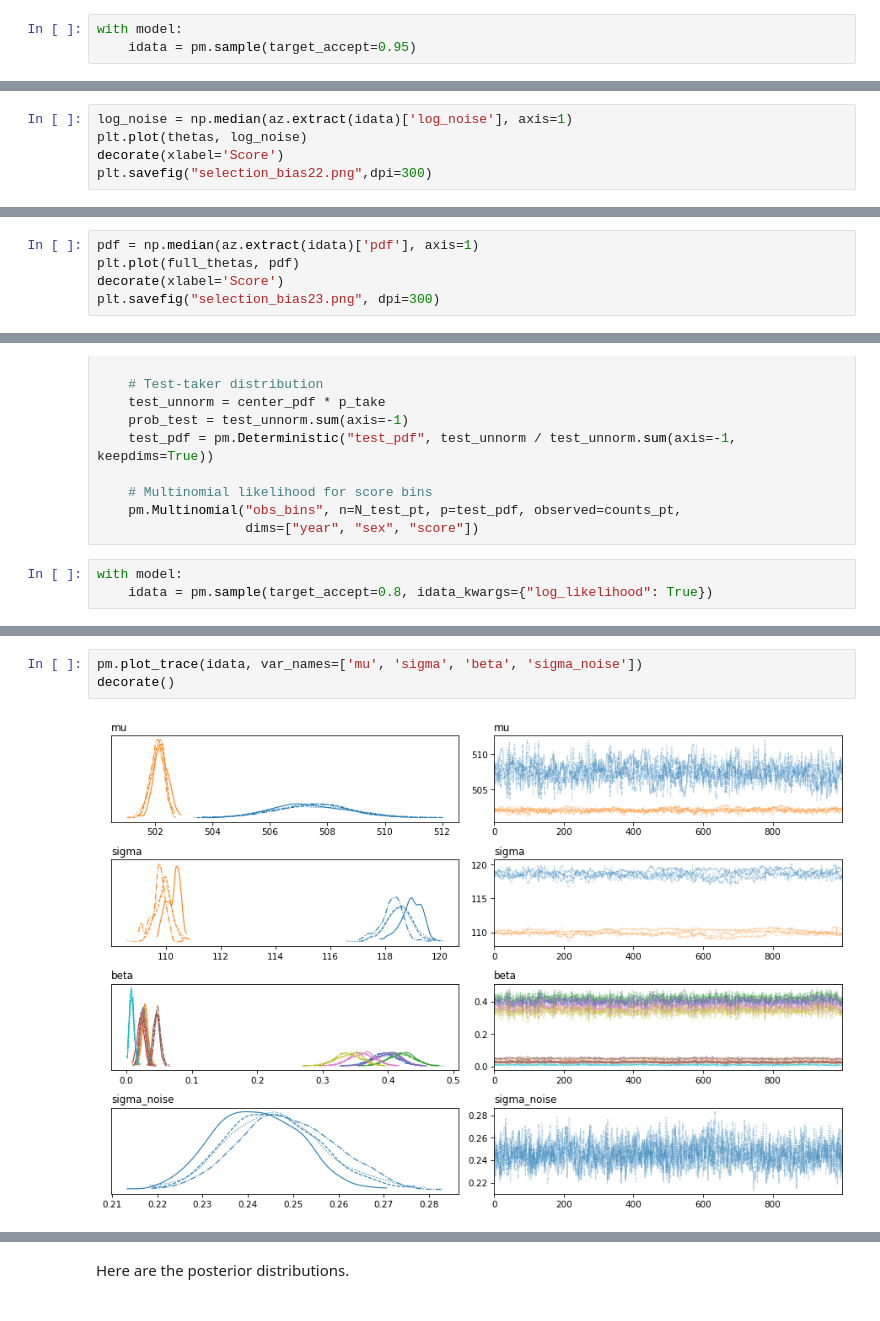
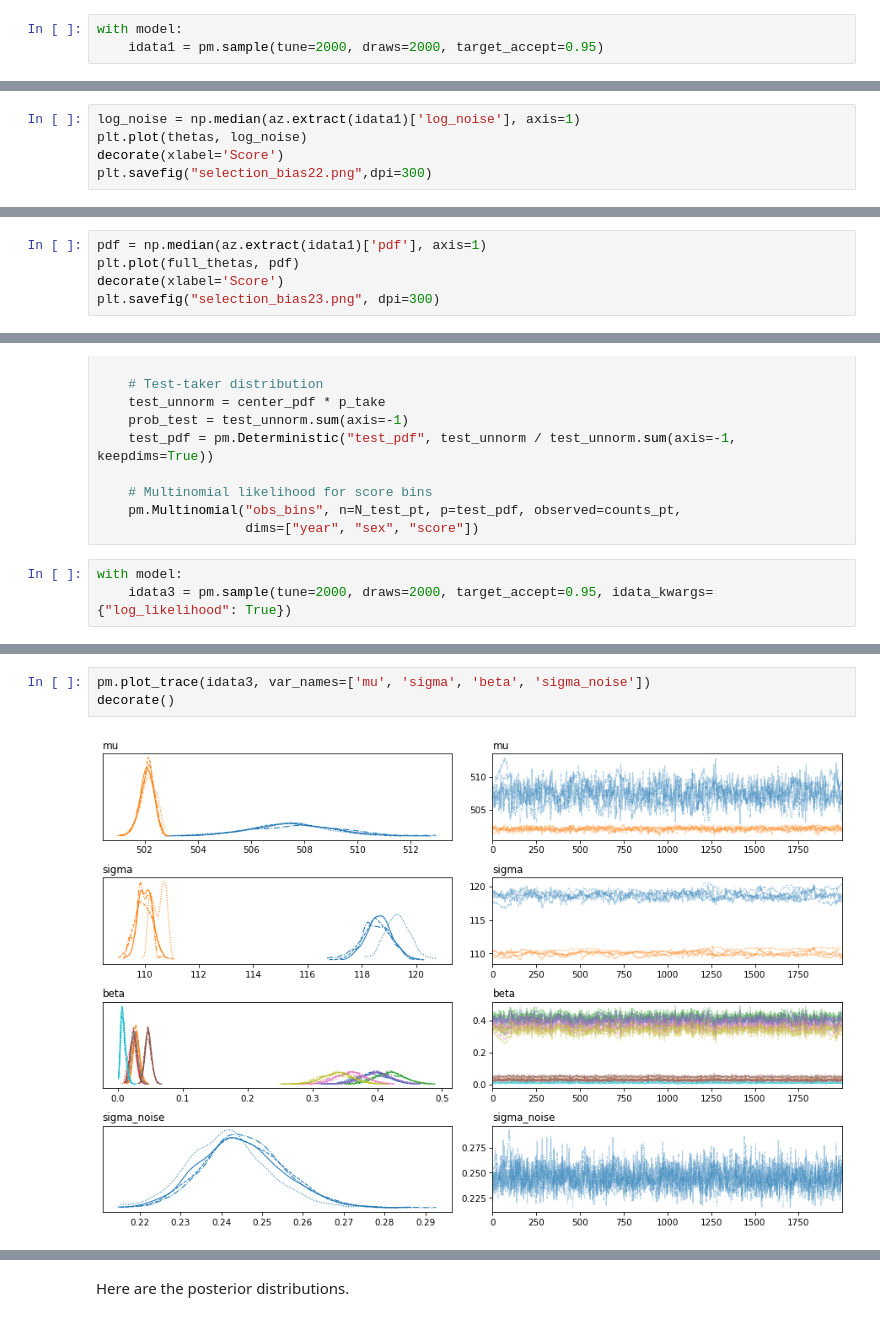
Before and after one commit to AllenDowney/SelectionSAT, a Jupyter notebook: selection_bias3.ipynb, the cells around one changed output, grey strips where cells are left out. Cells and saved outputs as stored; diff of their text form.

```diff
--- a/selection_bias3.ipynb
+++ b/selection_bias3.ipynb
@@ -481,7 +508,7 @@ az.plot_posterior(prior, group='prior', var_names=['beta']);
 And here's how we fit the model.
 # %%
 with model:
-    idata = pm.sample(target_accept=0.95)
+    idata1 = pm.sample(tune=2000, draws=2000, target_accept=0.95)
 # %% [output]
 Initializing NUTS using jitter+adapt_diag...
 Multiprocess sampling (4 chains in 4 jobs)
@@ -527,14 +552,14 @@ az.plot_forest(idata, var_names='log_noise', combined=True);
 # %% [output]
 [figure]
 # %%
-log_noise = np.median(az.extract(idata)['log_noise'], axis=1)
+log_noise = np.median(az.extract(idata1)['log_noise'], axis=1)
 plt.plot(thetas, log_noise)
 decorate(xlabel='Score')
 plt.savefig("selection_bias22.png",dpi=300)
 # %% [output]
 [figure]
 # %%
-pdf = np.median(az.extract(idata)['pdf'], axis=1)
+pdf = np.median(az.extract(idata1)['pdf'], axis=1)
 plt.plot(full_thetas, pdf)
 decorate(xlabel='Score')
 plt.savefig("selection_bias23.png", dpi=300)
@@ -864,7 +890,7 @@ with pm.Model(coords=coords) as model:
                    dims=["year", "sex", "score"])
 # %%
 with model:
-    idata = pm.sample(target_accept=0.8, idata_kwargs={"log_likelihood": True})
+    idata3 = pm.sample(tune=2000, draws=2000, target_accept=0.95, idata_kwargs={"log_likelihood": True})
 # %% [output]
 Initializing NUTS using jitter+adapt_diag...
 Multiprocess sampling (4 chains in 4 jobs)
@@ -904,6 +930,6 @@ pm.summary(idata, var_names=['mu', 'sigma', 'beta', 'sigma_noise'])
 # %%
-pm.plot_trace(idata, var_names=['mu', 'sigma', 'beta', 'sigma_noise'])
+pm.plot_trace(idata3, var_names=['mu', 'sigma', 'beta', 'sigma_noise'])
 decorate()
 # %% [output]
-[figure, old version]
+[figure, new version]
 # %%
```
Also changed, not shown: parts of 43 cells of this notebook.
